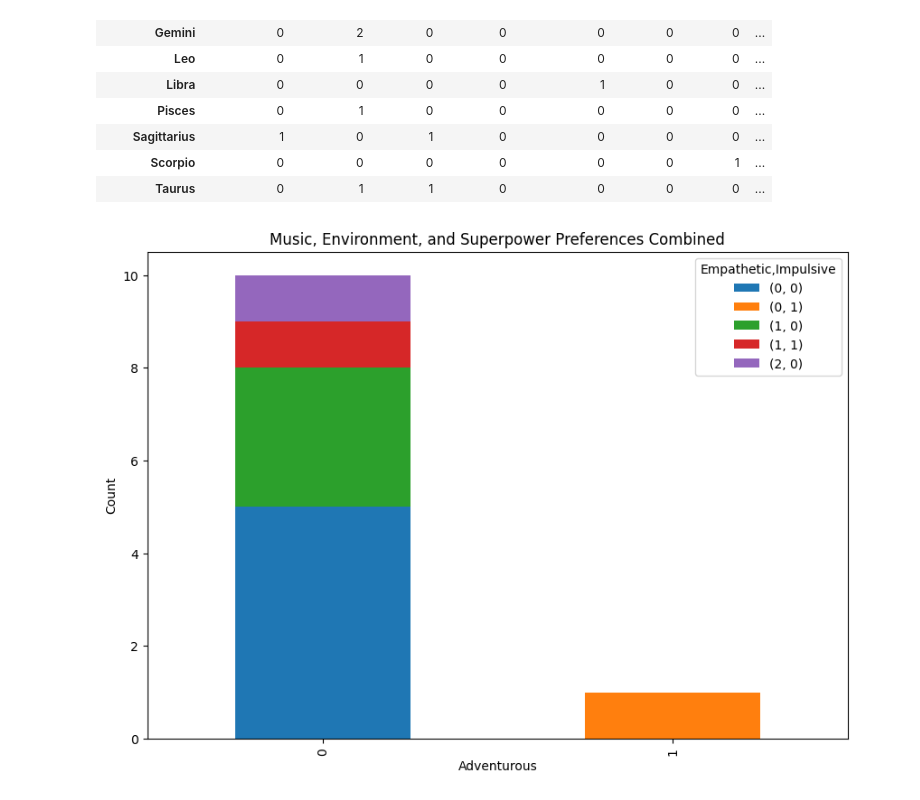
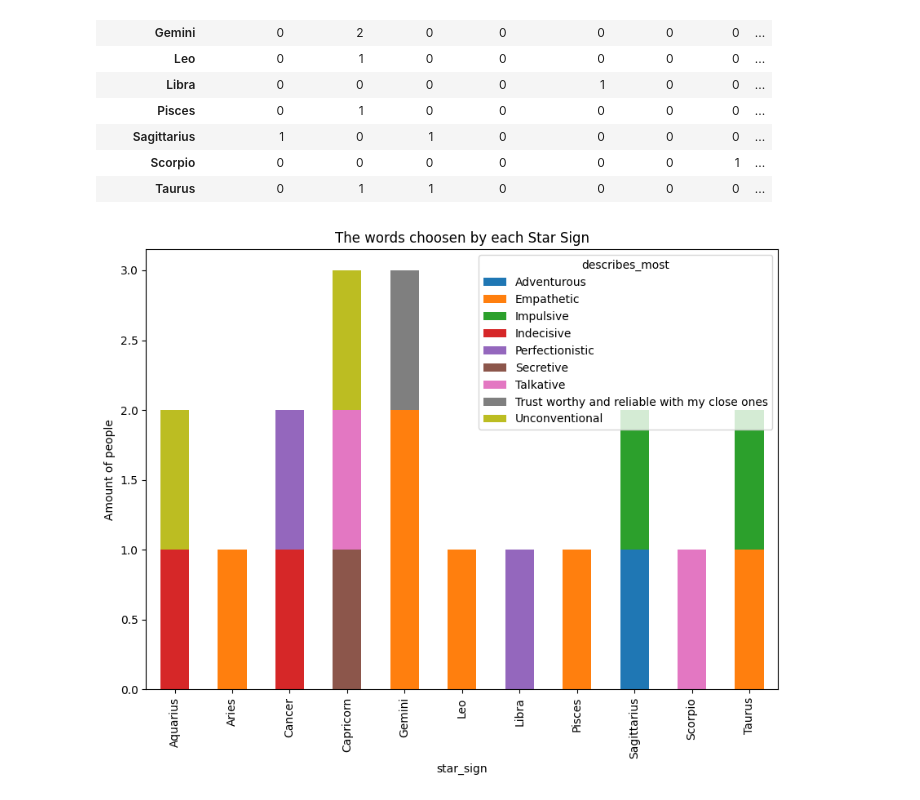
Before and after one commit to dackcharlotte-cta/data-among-us, a Jupyter notebook: char_survey_anaylse.ipynb, the cells around one changed output. Saved outputs shown, nothing was run; the diff lists cells and outputs as text; code cells hidden in the pictures.

Commit message:
added new bar chart with star sign with words that describe them

```diff
--- a/char_survey_anaylse.ipynb
+++ b/char_survey_anaylse.ipynb
@@ -447,12 +447,10 @@ table
 | Scorpio | 0 | 0 | 0 | 0 | 0 | 0 | 1 | ... |
 | Taurus | 0 | 1 | 1 | 0 | 0 | 0 | 0 | ... |
 # %%
-grouping_gemini
-
-tacked_data = pd.crosstab([table['Adventurous']], [table['Empathetic'], table['Impulsive']])
+tacked_data = pd.crosstab([data_df['star_sign']], [data_df['describes_most']])
 tacked_data.plot(kind='bar', stacked=True, figsize=(10, 7))
-plt.title('Music, Environment, and Superpower Preferences Combined')
-plt.ylabel('Count')
+plt.title('The words choosen by each Star Sign')
+plt.ylabel('Amount of people')
 plt.show()
 # %% [output]
-[figure, old version]
+[figure, new version]
```
